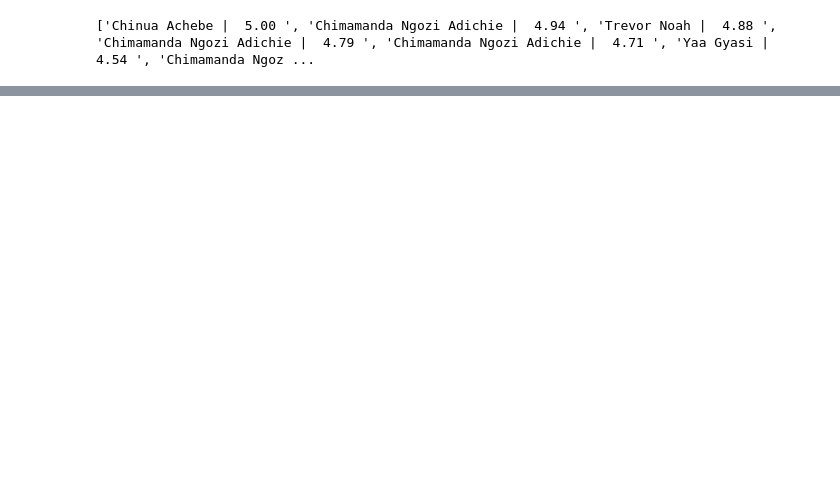
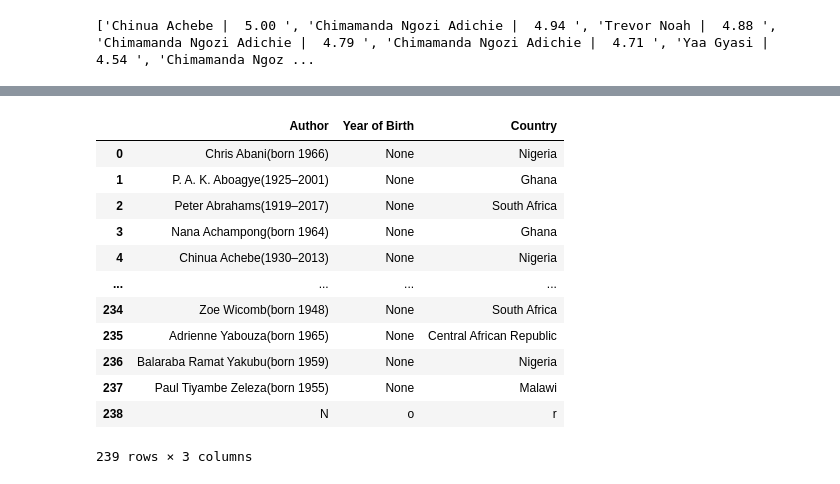
Before and after one commit to RachaelKilonzo/African-Authors, a Jupyter notebook: 100 BEST AFRICAN BOOKS OF ALL TIME (WEB SCRAPING).ipynb, the cells around one changed output, grey strips where cells are left out. Cells and saved outputs as stored; diff of their text form; code cells hidden in the pictures; blank space fills up the shorter version.

```diff
--- a/100 BEST AFRICAN BOOKS OF ALL TIME (WEB SCRAPING).ipynb
+++ b/100 BEST AFRICAN BOOKS OF ALL TIME (WEB SCRAPING).ipynb
@@ -243,0 +145,4 @@ Description[82:88]
+# %%
+url2='https://en.wikipedia.org/wiki/List_of_African_novelists'
+# %%
+page2=requests.get(url2)
@@ -243,0 +229,60 @@ Description[82:88]
+# %%
+import pandas as pd
+
+# Define a list to store novelist information
+novelist_info = []
+
+# Define a flag to indicate when to start appending
+start_appending = False
+
+# Loop through each list and extract the text
+for ul in lists:
+    # Find all list items within the unordered list
+    for li in ul.find_all('li'):
+        # Check if the author is Chris Abani to start appending
+        if "Chris Abani" in li.get_text(strip=True):
+            start_appending = True
+        # Check if the author is Norbert Zongo to stop appending
+        if "Norbert Zongo" in li.get_text(strip=True):
+            start_appending = False
+            novelist_info.append(li.get_text(strip=True))
+            break
+        # Append the text to novelist_info if the flag is True
+        if start_appending:
+            # Extract author and country
+            author_country = li.get_text(strip=True).split(",")
+            author = author_country[0].strip()
+            country = author_country[-1].strip()
+            # Extract year of birth
+            year_of_birth = None
+            # Find the year of birth within parentheses
+            for part in author.split():
+                if part.startswith("(") and part.endswith(")"):
+                    year_of_birth = part.strip("()")
+                    # Remove year of birth from author
+                    author = author.replace(part, "").strip()
+                    break
+            novelist_info.append((author, year_of_birth, country))
+
+# Filter out tuples with more than three elements
+novelist_info = [info[:3] for info in novelist_info]
+
+# Create a DataFrame
+info = pd.DataFrame(novelist_info, columns=['Author', 'Year of Birth', 'Country'])
+
+# Display the DataFrame
+info
+# %% [output]
+|  | Author | Year of Birth | Country |
+| 0 | Chris Abani(born 1966) | None | Nigeria |
+| 1 | P. A. K. Aboagye(1925–2001) | None | Ghana |
+| 2 | Peter Abrahams(1919–2017) | None | South Africa |
+| 3 | Nana Achampong(born 1964) | None | Ghana |
+| 4 | Chinua Achebe(1930–2013) | None | Nigeria |
+| ... | ... | ... | ... |
+| 234 | Zoe Wicomb(born 1948) | None | South Africa |
+| 235 | Adrienne Yabouza(born 1965) | None | Central African Republic |
+| 236 | Balaraba Ramat Yakubu(born 1959) | None | Nigeria |
+| 237 | Paul Tiyambe Zeleza(born 1955) | None | Malawi |
+| 238 | N | o | r |
+239 rows × 3 columns
```
Also changed, not shown: parts of 30 cells of this notebook.
